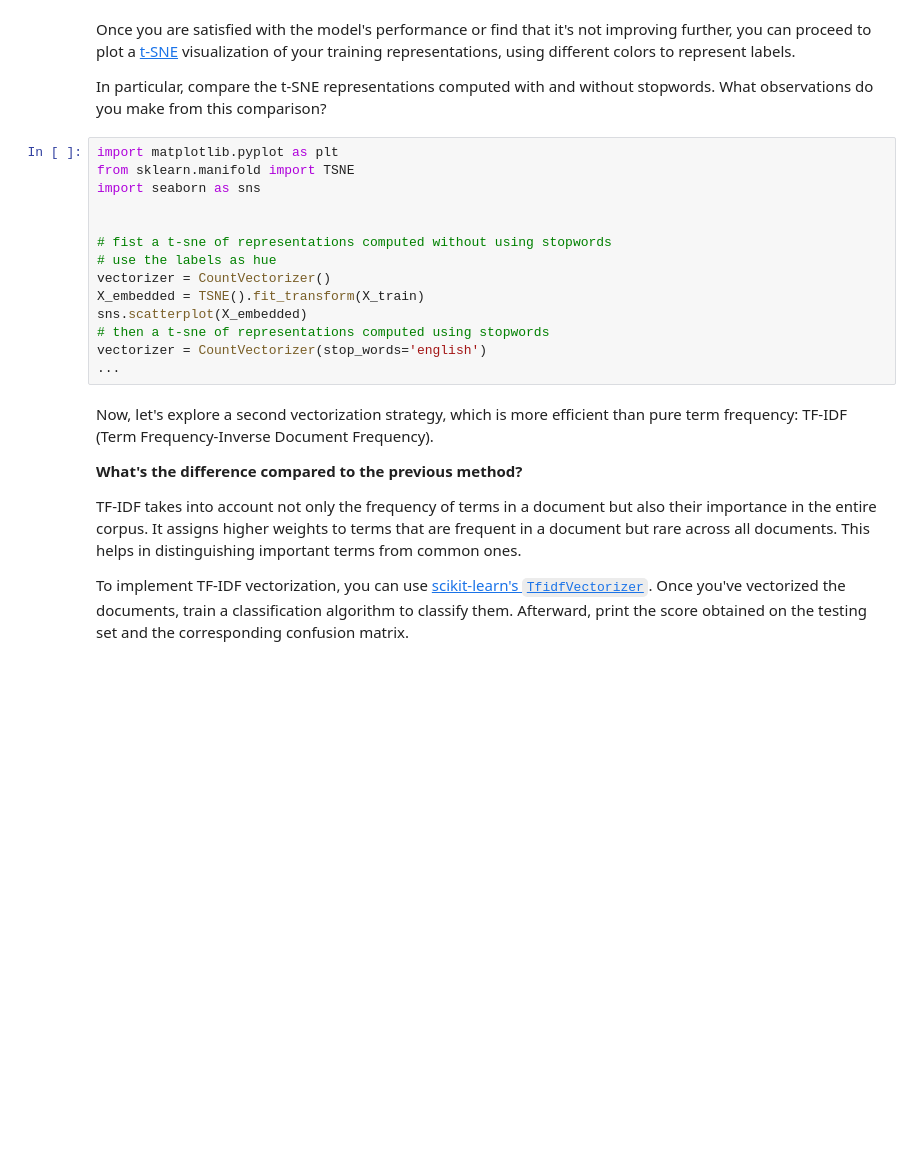
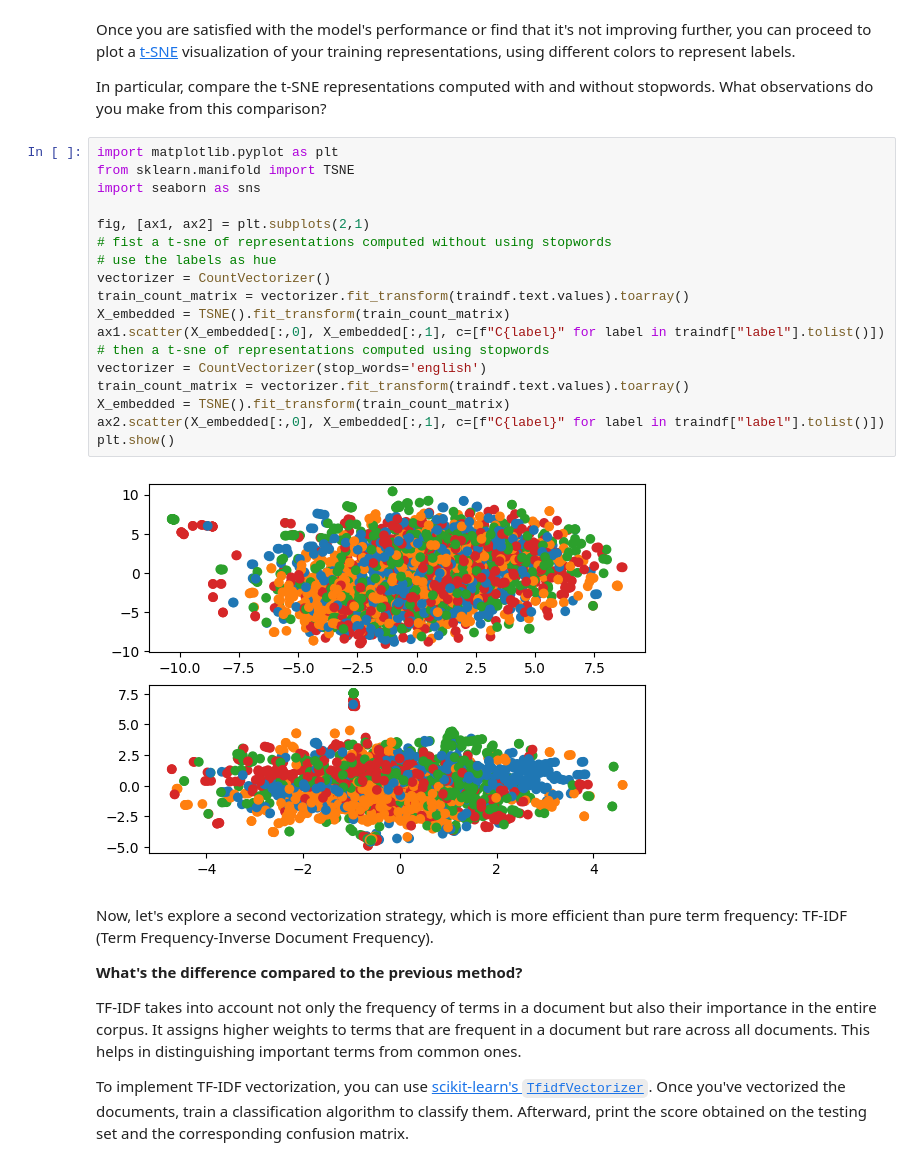
Before and after one commit to Cirrusfloccus31/AIF, a Jupyter notebook: nlp/AIF_nlp.ipynb, the cells around one changed output. Cells and saved outputs as stored; diff of their text form; blank space fills up the shorter version.

```diff
--- a/nlp/AIF_nlp.ipynb
+++ b/nlp/AIF_nlp.ipynb
@@ -200,17 +201,23 @@ In particular, compare the t-SNE representations computed with and without stopw
 # %%
 import matplotlib.pyplot as plt
 from sklearn.manifold import TSNE
 import seaborn as sns
 
-
+fig, [ax1, ax2] = plt.subplots(2,1)
 # fist a t-sne of representations computed without using stopwords
 # use the labels as hue
 vectorizer = CountVectorizer()
-X_embedded = TSNE().fit_transform(X_train)
-sns.scatterplot(X_embedded)
+train_count_matrix = vectorizer.fit_transform(traindf.text.values).toarray()
+X_embedded = TSNE().fit_transform(train_count_matrix)
+ax1.scatter(X_embedded[:,0], X_embedded[:,1], c=[f"C{label}" for label in traindf["label"].tolist()])
 # then a t-sne of representations computed using stopwords
 vectorizer = CountVectorizer(stop_words='english')
-...
+train_count_matrix = vectorizer.fit_transform(traindf.text.values).toarray()
+X_embedded = TSNE().fit_transform(train_count_matrix)
+ax2.scatter(X_embedded[:,0], X_embedded[:,1], c=[f"C{label}" for label in traindf["label"].tolist()])
+plt.show()
+# %% [output]
+[figure, added]
 # %% [markdown]
 Now, let's explore a second vectorization strategy, which is more efficient than pure term frequency: TF-IDF (Term Frequency-Inverse Document Frequency).
 
```
Also changed, not shown: parts of 20 cells of this notebook.
